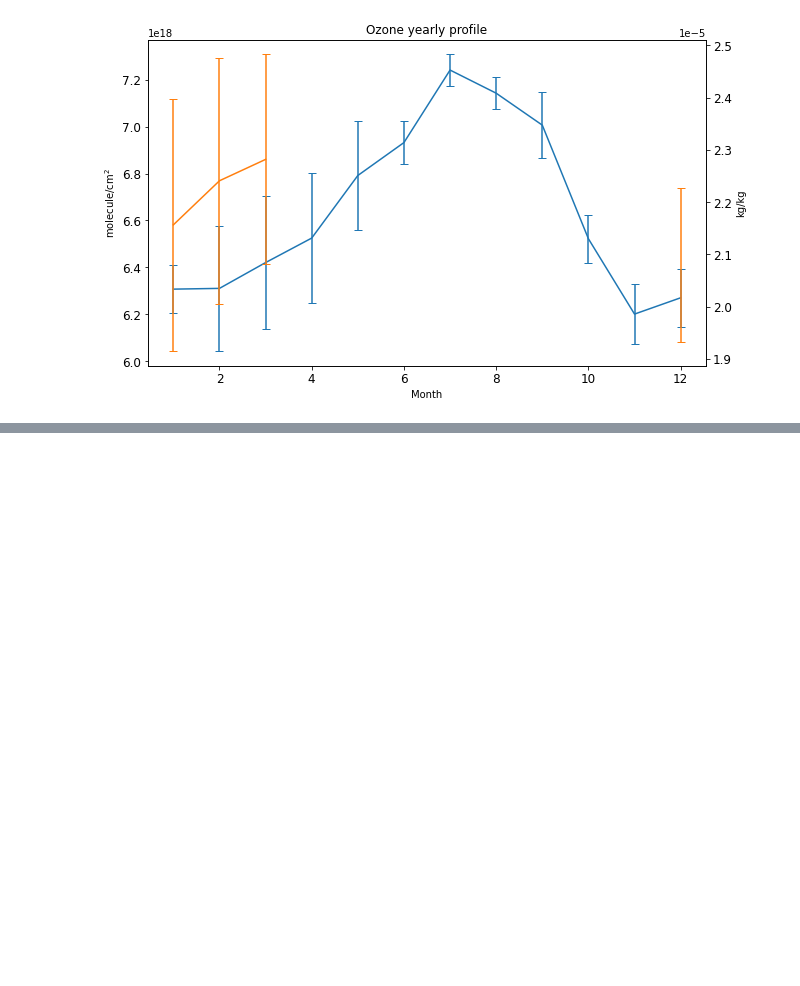
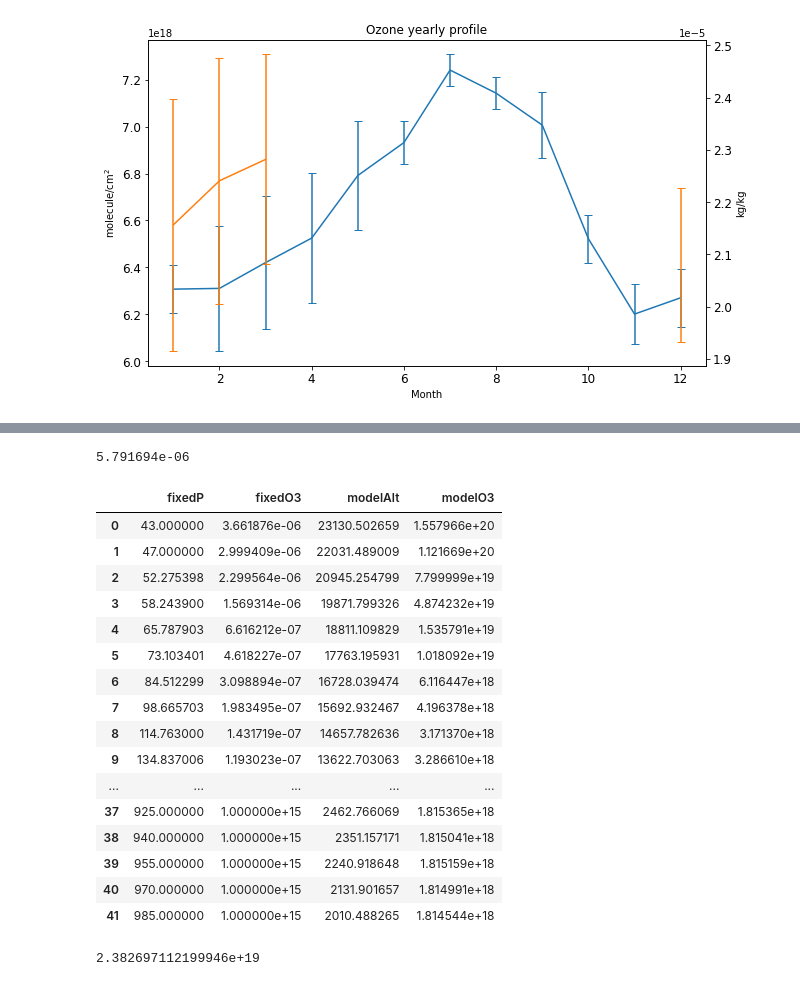
Before and after one commit to mixtli-c/cca-jupyter, a Jupyter notebook: pandonia-merra.ipynb, the cells around one changed output, grey strips where cells are left out. Drawn from its saved outputs; the diff is of its cells as text; code cells hidden in the pictures; blank space fills up the shorter version.

```diff
--- a/pandonia-merra.ipynb
+++ b/pandonia-merra.ipynb
@@ -164,0 +131,29 @@ Name: ozone, dtype: float64
+# %%
+testdf2.modelO3[0]
+# %% [output]
+5.791694e-06
+# %%
+testdf3 = testdf2.assign(modelO3=(testdf2.modelO3*2.69e25))
+testdf3
+# %% [output]
+|  | fixedP | fixedO3 | modelAlt | modelO3 |
+| 0 | 43.000000 | 3.661876e-06 | 23130.502659 | 1.557966e+20 |
+| 1 | 47.000000 | 2.999409e-06 | 22031.489009 | 1.121669e+20 |
+| 2 | 52.275398 | 2.299564e-06 | 20945.254799 | 7.799999e+19 |
+| 3 | 58.243900 | 1.569314e-06 | 19871.799326 | 4.874232e+19 |
+| 4 | 65.787903 | 6.616212e-07 | 18811.109829 | 1.535791e+19 |
+| 5 | 73.103401 | 4.618227e-07 | 17763.195931 | 1.018092e+19 |
+| 6 | 84.512299 | 3.098894e-07 | 16728.039474 | 6.116447e+18 |
+| 7 | 98.665703 | 1.983495e-07 | 15692.932467 | 4.196378e+18 |
+| 8 | 114.763000 | 1.431719e-07 | 14657.782636 | 3.171370e+18 |
+| 9 | 134.837006 | 1.193023e-07 | 13622.703063 | 3.286610e+18 |
+| ... | ... | ... | ... | ... |
+| 37 | 925.000000 | 1.000000e+15 | 2462.766069 | 1.815365e+18 |
+| 38 | 940.000000 | 1.000000e+15 | 2351.157171 | 1.815041e+18 |
+| 39 | 955.000000 | 1.000000e+15 | 2240.918648 | 1.815159e+18 |
+| 40 | 970.000000 | 1.000000e+15 | 2131.901657 | 1.814991e+18 |
+| 41 | 985.000000 | 1.000000e+15 | 2010.488265 | 1.814544e+18 |
+# %%
+(testdf3.modelO3*(altdiff/(testdf3.modelAlt[0]-testdf3.modelAlt[41]))).sum()
+# %% [output]
+2.382697112199946e+19
```
Also changed, not shown: parts of 11 cells of this notebook.
